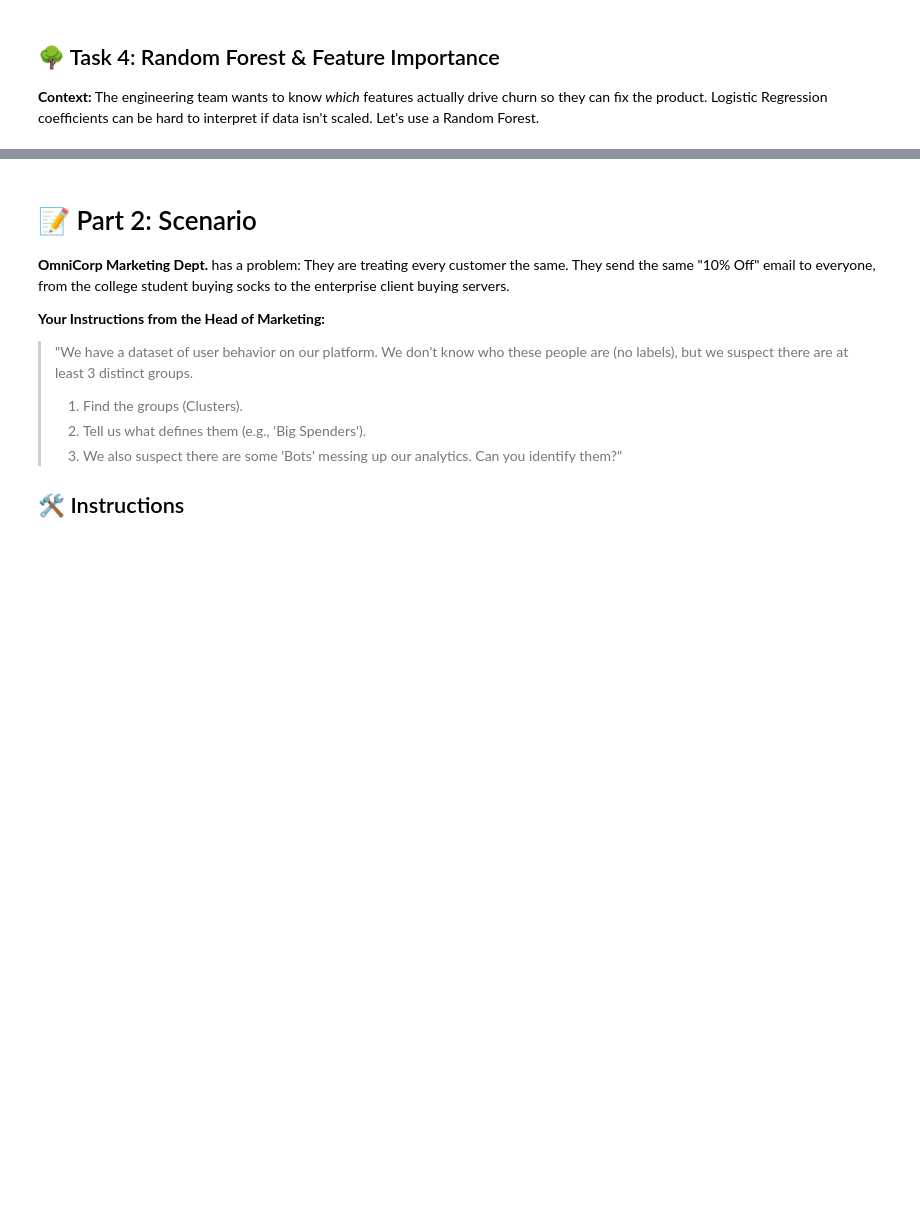
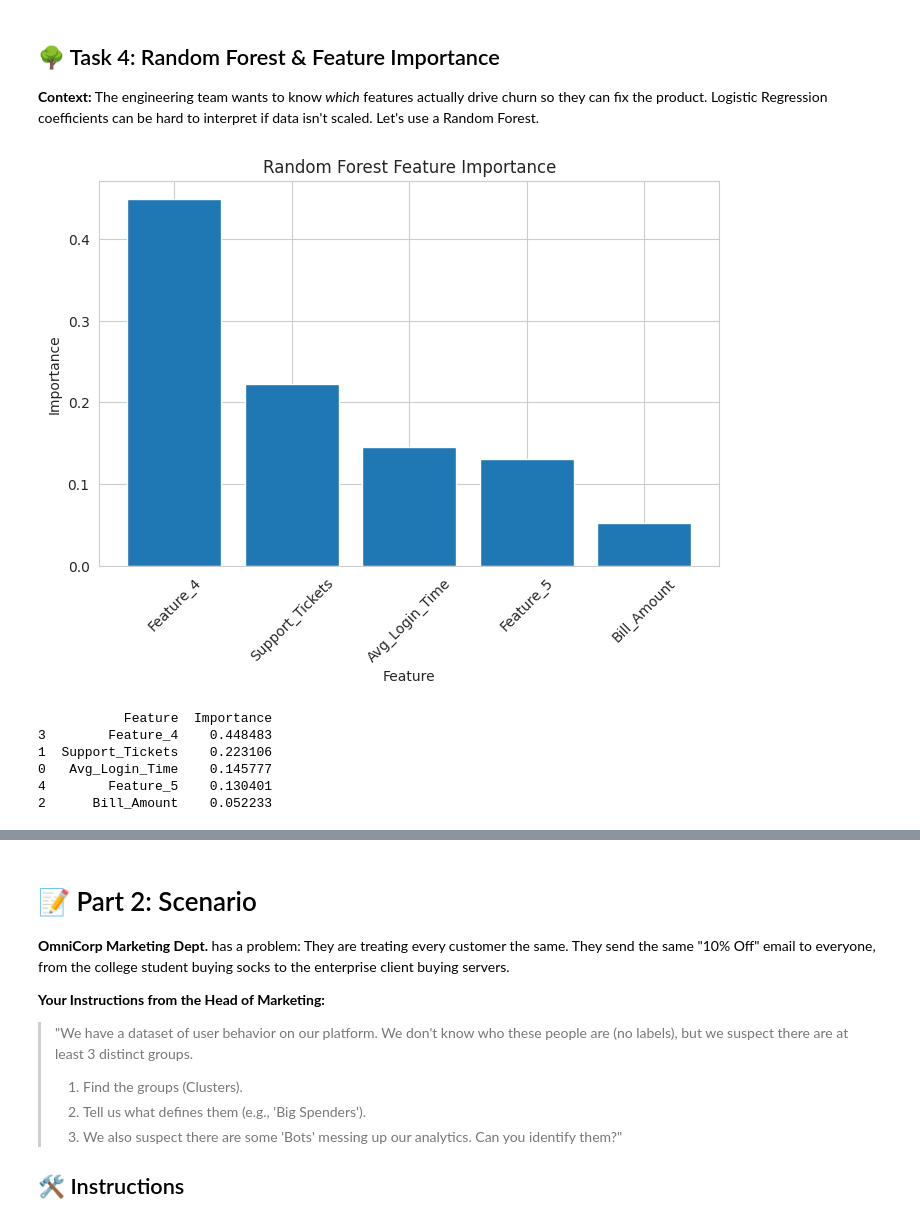
Before and after one commit to Mohith200023/AI_Interview_Assist, a Jupyter notebook: Interview_Prep_5/interview_prep_simulation_scenarios_5.ipynb, the cells around one changed output, grey strips where cells are left out. Drawn from its saved outputs; the diff is of its cells as text; code cells hidden in the pictures; blank space fills up the shorter version.

```diff
--- a/Interview_Prep_5/interview_prep_simulation_scenarios_5.ipynb
+++ b/Interview_Prep_5/interview_prep_simulation_scenarios_5.ipynb
@@ -164,8 +164,22 @@ X_train_c, X_test_c, y_train_c, y_test_c = train_test_split(df_churn[cols], df_c
 # 2. Print the Accuracy Score.
 
 # [YOUR CODE HERE]
+from sklearn.metrics import accuracy_score
+
+# Instantiate and fit model
+log_reg = LogisticRegression(max_iter=1000)
+log_reg.fit(X_train_c, y_train_c)
+
+# Predictions
+y_pred_c = log_reg.predict(X_test_c)
+
+# Accuracy
+accuracy = accuracy_score(y_test_c, y_pred_c)
+print("Accuracy:", accuracy)
 
 # 💻 TODO: Print the Confusion Matrix
 # Use sklearn.metrics.confusion_matrix
 
 # [YOUR CODE HERE]
+cm = confusion_matrix(y_test_c, y_pred_c)
+print("Confusion Matrix:\n", cm)
@@ -230,10 +267,43 @@ print(f"Cost at Threshold 0.2: ${cost_aggressive}")
 # %%
 # 💻 TODO: Fit a Random Forest & Plot Feature Importance
 # 1. Fit a RandomForestClassifier to the churn data.
 # 2. Extract `feature_importances_`
 # 3. Create a bar plot showing which feature is most important.
 
 # [YOUR CODE HERE]
+from sklearn.ensemble import RandomForestClassifier
+
+# Instantiate and fit model
+rf_model = RandomForestClassifier(n_estimators=200, random_state=42)
+rf_model.fit(X_train_c, y_train_c)
+
+# Extract feature importances
+importances = rf_model.feature_importances_
+
+# Create DataFrame for plotting
+feat_importance_df = pd.DataFrame({
+    'Feature': cols,
+    'Importance': importances
+}).sort_values(by='Importance', ascending=False)
+
+# Plot
+plt.figure(figsize=(8,5))
+plt.bar(feat_importance_df['Feature'], feat_importance_df['Importance'])
+plt.xticks(rotation=45)
+plt.title("Random Forest Feature Importance")
+plt.xlabel("Feature")
+plt.ylabel("Importance")
+plt.show()
+
+print(feat_importance_df)
+# %% [output]
+[figure, added]
+           Feature  Importance
+3        Feature_4    0.448483
+1  Support_Tickets    0.223106
+0   Avg_Login_Time    0.145777
+4        Feature_5    0.130401
+2      Bill_Amount    0.052233
 # %% [markdown]
 ## 🎤 Interview Question 4
 **The Hiring Manager asks:** "Your Random Forest performs slightly better than the Logistic Regression, but it's a 'Black Box.' If the CEO asks *how* 'Support_Tickets' impacts churn (e.g., does more tickets = more churn?), how would you derive that directionality from a Random Forest?"
```
Also changed, not shown: parts of 17 cells of this notebook.
